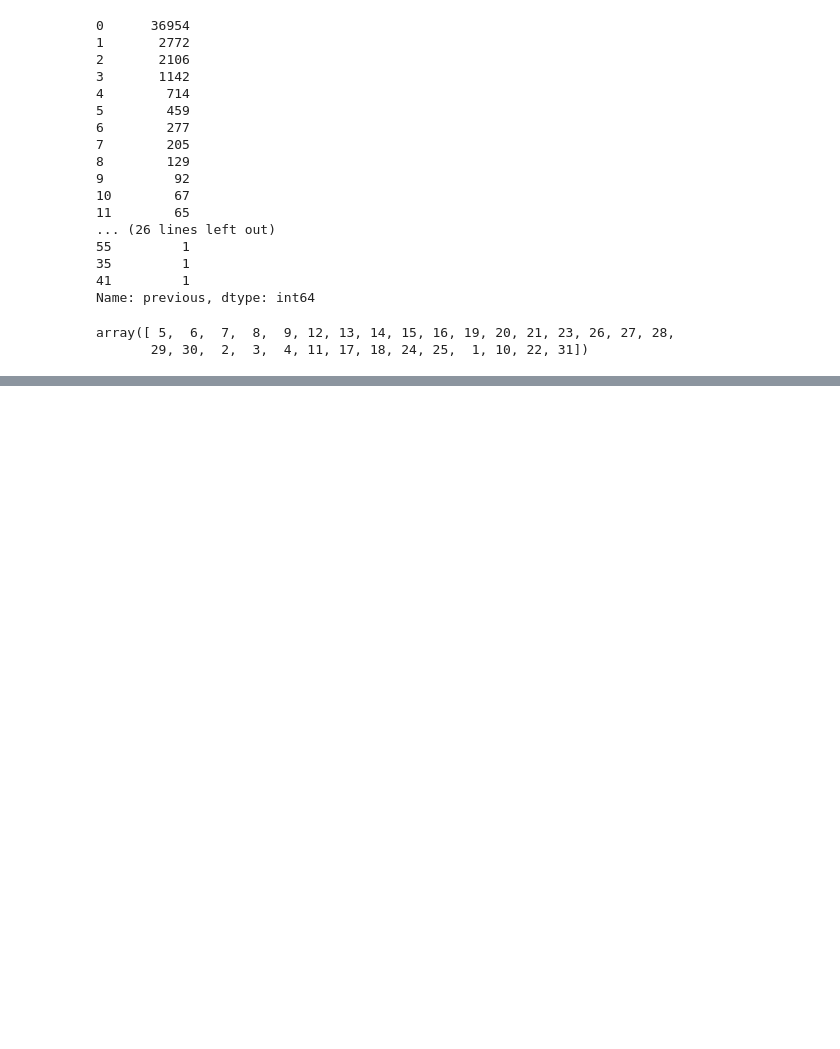
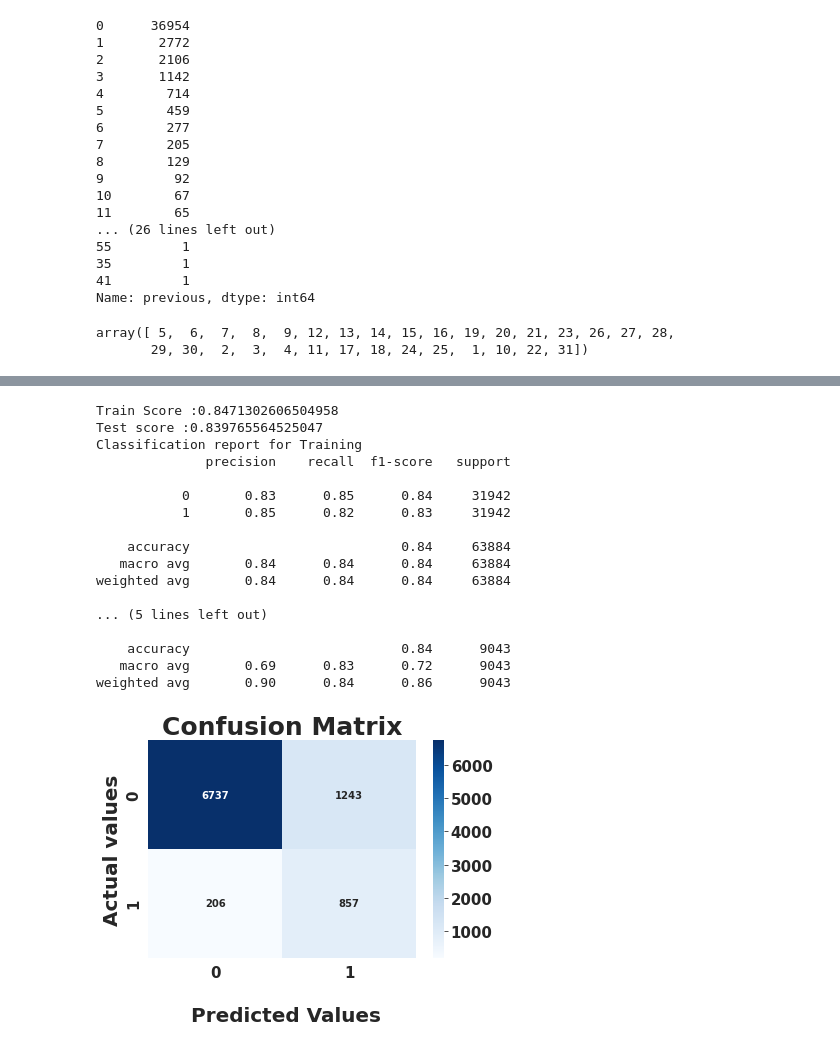
Before and after one commit to Bassu1011/Bank_Marketing_Effectiveness_Prediction_Capstone_Project.ipynb, a Jupyter notebook: Bank_Marketing_Effectiveness_Prediction_Capstone_Project.ipynb, the cells around one changed output, grey strips where cells are left out. Saved outputs shown, nothing was run; the diff lists cells and outputs as text; code cells hidden in the pictures; blank space fills up the shorter version.

```diff
--- a/Bank_Marketing_Effectiveness_Prediction_Capstone_Project.ipynb
+++ b/Bank_Marketing_Effectiveness_Prediction_Capstone_Project.ipynb
@@ -501,0 +800,25 @@ df1.head()
+# %%
+#prediction
+y_pred_LR = LR_Grid.predict(X_test)
+y_pred_LR_train=LR_Grid.predict(x_trainr)
+#model metrics
+model_metrics(LR_Grid,x_trainr,y_trainr,y_test,y_pred_LR,y_pred_LR_train)
+# %% [output]
+Train Score :0.8471302606504958
+Test score :0.839765564525047
+Classification report for Training
+              precision    recall  f1-score   support
+
+           0       0.83      0.85      0.84     31942
+           1       0.85      0.82      0.83     31942
+
+    accuracy                           0.84     63884
+   macro avg       0.84      0.84      0.84     63884
+weighted avg       0.84      0.84      0.84     63884
+
+... (5 lines left out)
+
+    accuracy                           0.84      9043
+   macro avg       0.69      0.83      0.72      9043
+weighted avg       0.90      0.84      0.86      9043
+[figure, added]
```
Also changed, not shown: parts of 42 cells of this notebook.
